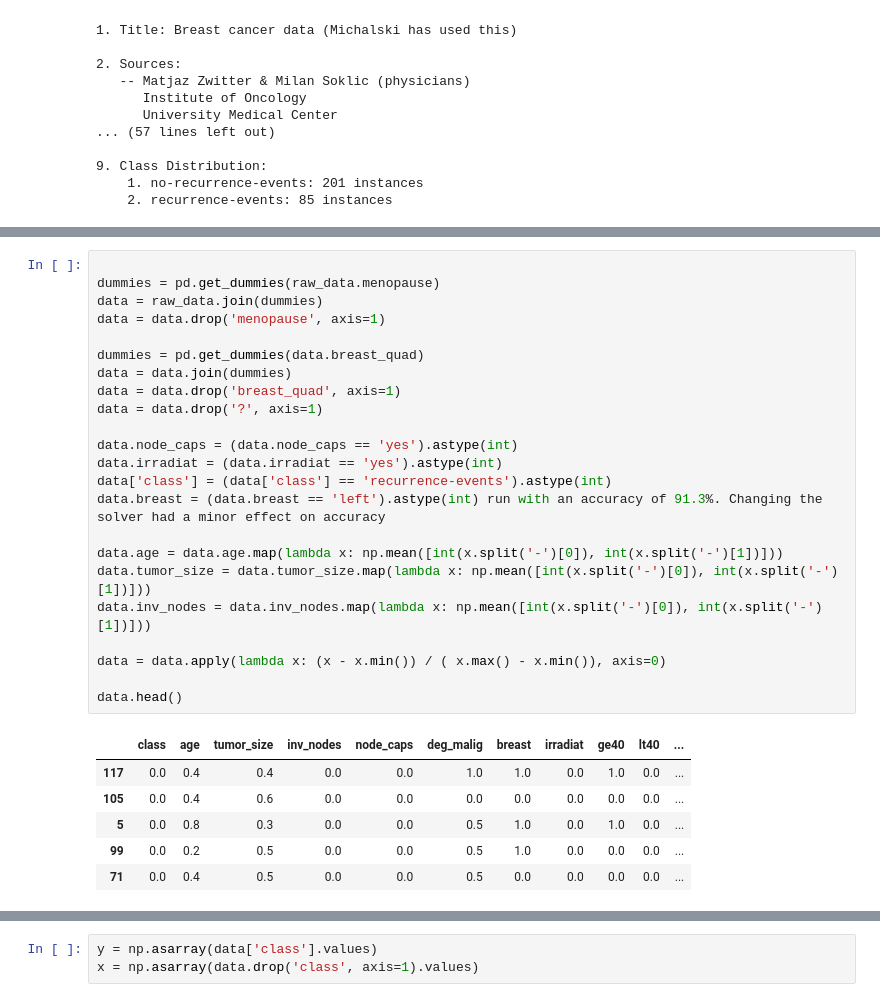
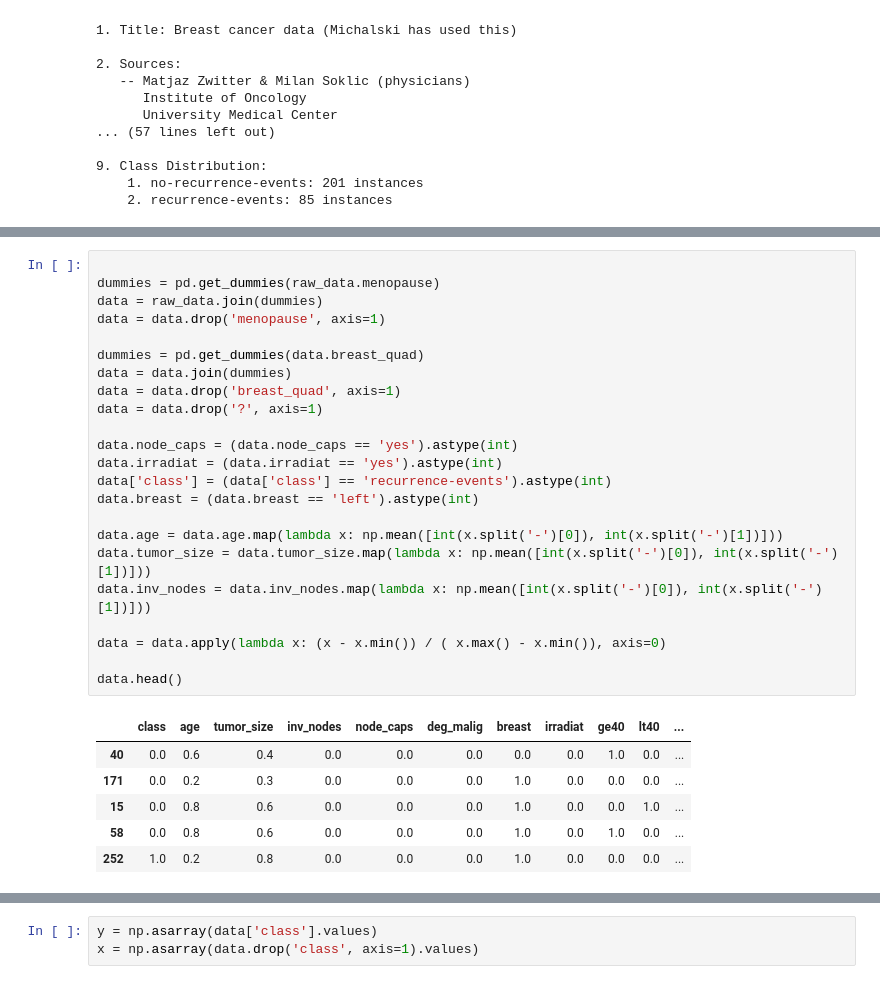
Before and after one commit to VVlovsky/breast_cancer_logistic_regression, a Jupyter notebook: main.ipynb, the cells around one changed output, grey strips where cells are left out. Cells and saved outputs as stored; diff of their text form.

```diff
--- a/main.ipynb
+++ b/main.ipynb
@@ -49,30 +82,30 @@ raw_data.head()
 # %%
 
 dummies = pd.get_dummies(raw_data.menopause)
 data = raw_data.join(dummies)
 data = data.drop('menopause', axis=1)
 
 dummies = pd.get_dummies(data.breast_quad)
 data = data.join(dummies)
 data = data.drop('breast_quad', axis=1)
 data = data.drop('?', axis=1)
 
 data.node_caps = (data.node_caps == 'yes').astype(int)
 data.irradiat = (data.irradiat == 'yes').astype(int)
 data['class'] = (data['class'] == 'recurrence-events').astype(int)
-data.breast = (data.breast == 'left').astype(int) run with an accuracy of 91.3%. Changing the solver had a minor effect on accuracy
+data.breast = (data.breast == 'left').astype(int)
 
 data.age = data.age.map(lambda x: np.mean([int(x.split('-')[0]), int(x.split('-')[1])]))
 data.tumor_size = data.tumor_size.map(lambda x: np.mean([int(x.split('-')[0]), int(x.split('-')[1])]))
 data.inv_nodes = data.inv_nodes.map(lambda x: np.mean([int(x.split('-')[0]), int(x.split('-')[1])]))
 
 data = data.apply(lambda x: (x - x.min()) / ( x.max() - x.min()), axis=0)
 
 data.head()
 # %% [output]
 |  | class | age | tumor_size | inv_nodes | node_caps | deg_malig | breast | irradiat | ge40 | lt40 | ... |
-| 117 | 0.0 | 0.4 | 0.4 | 0.0 | 0.0 | 1.0 | 1.0 | 0.0 | 1.0 | 0.0 | ... |
-| 105 | 0.0 | 0.4 | 0.6 | 0.0 | 0.0 | 0.0 | 0.0 | 0.0 | 0.0 | 0.0 | ... |
-| 5 | 0.0 | 0.8 | 0.3 | 0.0 | 0.0 | 0.5 | 1.0 | 0.0 | 1.0 | 0.0 | ... |
-| 99 | 0.0 | 0.2 | 0.5 | 0.0 | 0.0 | 0.5 | 1.0 | 0.0 | 0.0 | 0.0 | ... |
-| 71 | 0.0 | 0.4 | 0.5 | 0.0 | 0.0 | 0.5 | 0.0 | 0.0 | 0.0 | 0.0 | ... |
+| 40 | 0.0 | 0.6 | 0.4 | 0.0 | 0.0 | 0.0 | 0.0 | 0.0 | 1.0 | 0.0 | ... |
+| 171 | 0.0 | 0.2 | 0.3 | 0.0 | 0.0 | 0.0 | 1.0 | 0.0 | 0.0 | 0.0 | ... |
+| 15 | 0.0 | 0.8 | 0.6 | 0.0 | 0.0 | 0.0 | 1.0 | 0.0 | 0.0 | 1.0 | ... |
+| 58 | 0.0 | 0.8 | 0.6 | 0.0 | 0.0 | 0.0 | 1.0 | 0.0 | 1.0 | 0.0 | ... |
+| 252 | 1.0 | 0.2 | 0.8 | 0.0 | 0.0 | 0.0 | 1.0 | 0.0 | 0.0 | 0.0 | ... |
```
Also changed, not shown: parts of 10 cells of this notebook.
